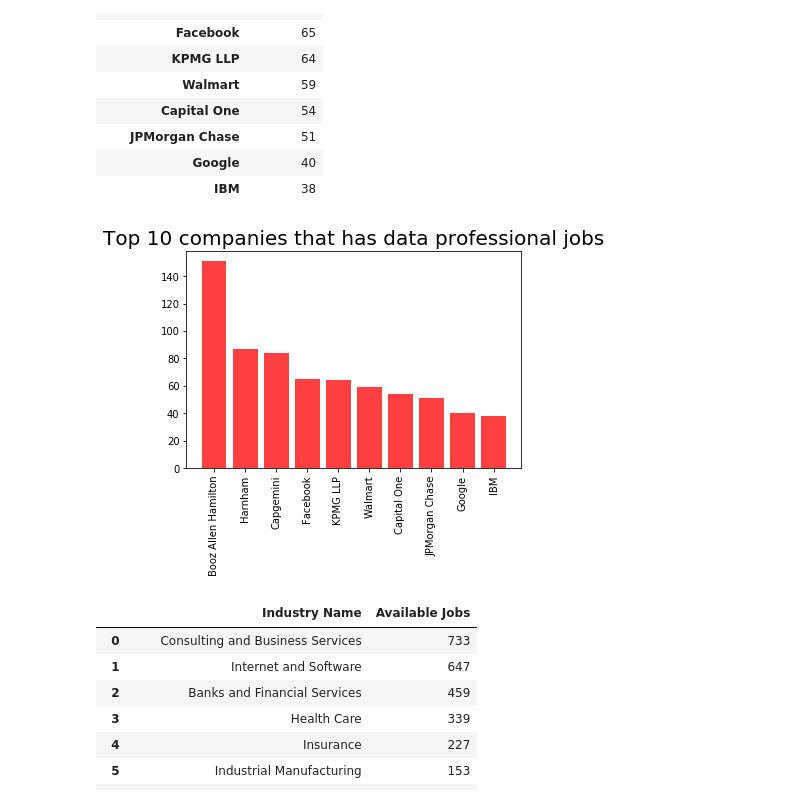
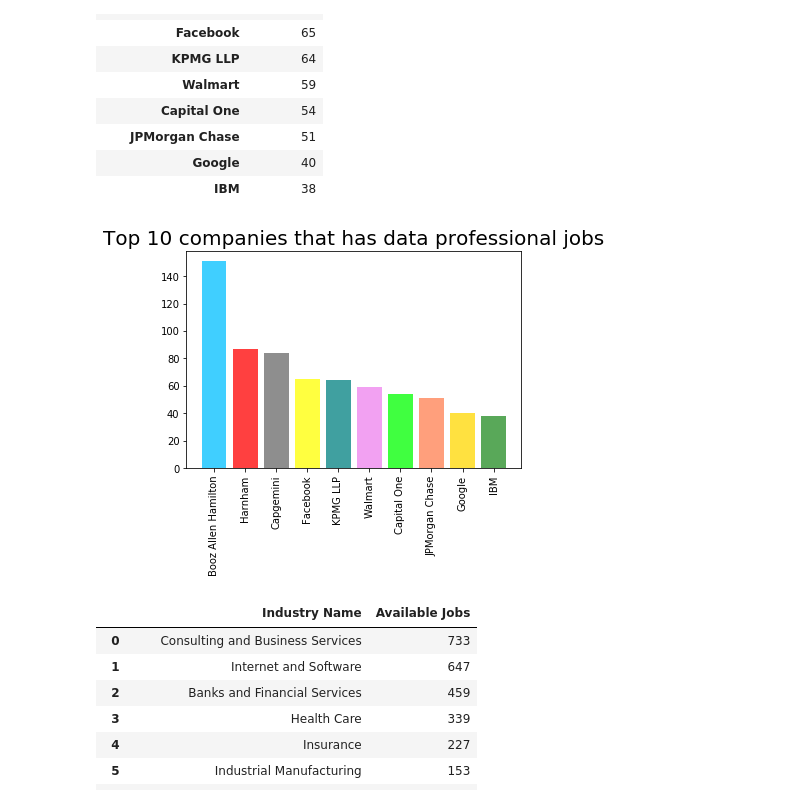
Before and after one commit to GitGTBoot/Project-1, a Jupyter notebook: Project 1.ipynb, the cells around one changed output. Cells and saved outputs as stored; diff of their text form; code cells hidden in the pictures.

```diff
--- a/Project 1.ipynb
+++ b/Project 1.ipynb
@@ -183,12 +223,15 @@ new_company_count_df
 # %%
 x_axis=np.arange(len(new_company_count_df))
 tick_locations=[value for value in x_axis]
 plt.xticks(tick_locations,new_company_count_df.index,rotation=90)
 plt.title("Top 10 companies that has data professional jobs",fontsize="20")
-plt.bar(x_axis,new_company_count_df['Company'],color='r',alpha=0.75,align="center")
+plt.bar(x_axis,new_company_count_df['Company'],alpha=0.75,align="center",color=['deepskyblue','red','dimgray','yellow','teal','violet',"lime",
+                                                                                 'coral', 'gold',  'forestgreen',
+                                                                             ])
+
 plt.show()
 # %% [output]
-[figure, old version]
+[figure, new version]
 # %%
 company_indus_series =indeed['Company_Industry'].value_counts()
 company_indus_df = pd.DataFrame(company_indus_series)
```
Also changed, not shown: parts of 26 cells of this notebook, 1 other file.
